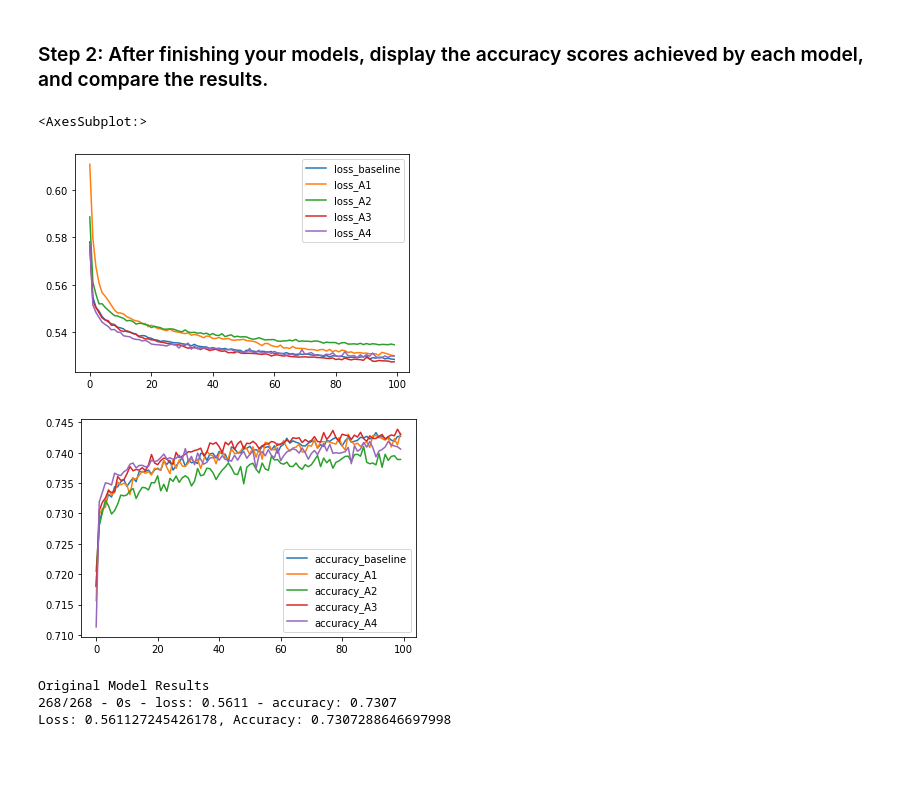
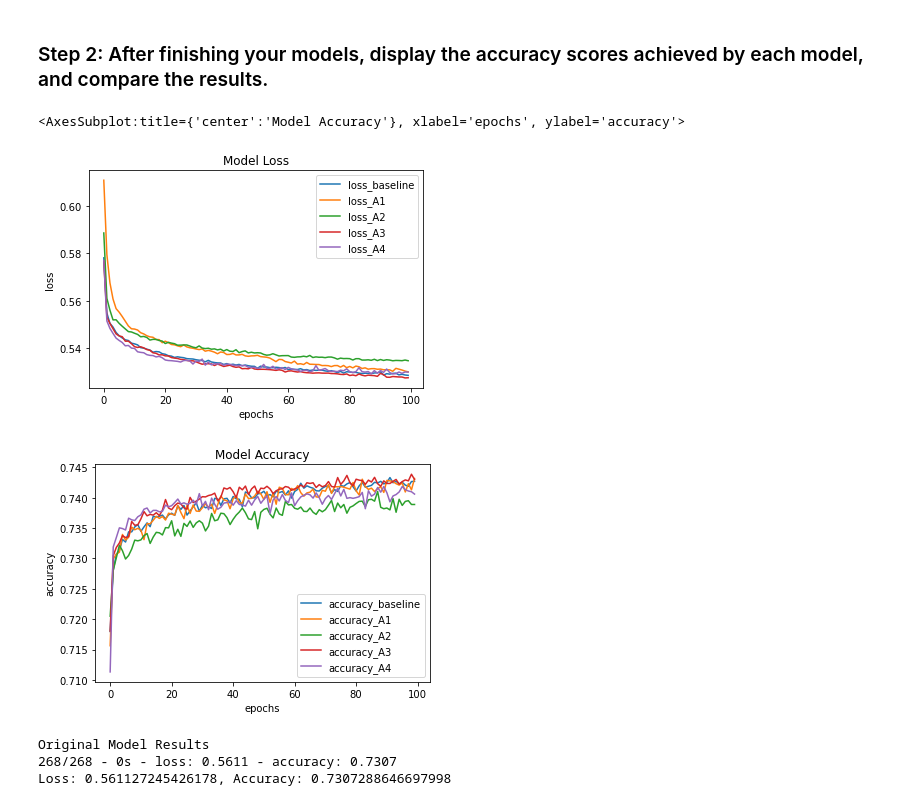
Before and after one commit to n8patterson/vc-neural-net, a Jupyter notebook: venture_funding_with_deep_learning.ipynb, the cells around one changed output. Cells and saved outputs as stored; diff of their text form; code cells hidden in the pictures; blank space fills up the shorter version.

```diff
--- a/venture_funding_with_deep_learning.ipynb
+++ b/venture_funding_with_deep_learning.ipynb
@@ -793,33 +793,33 @@ Epoch 100/100
 # %%
 # Create a DataFrame using the model history for loss
 models_plot_loss = pd.DataFrame(
     {'loss_baseline' : fit_model_baseline.history['loss'],
     'loss_A1' : fit_model_A1.history['loss'],
     'loss_A2' : fit_model_A2.history['loss'],
     'loss_A3' : fit_model_A3.history['loss'],
     'loss_A4' : fit_model_A4.history['loss']
     }
 )
 
 # Vizualize the model plot where the y-axis displays the loss metric
-models_plot_loss.plot()
+models_plot_loss.plot(title='Model Loss', xlabel='epochs', ylabel='loss')
 
 # Create a DataFrame using the model history for accuracy
 models_plot_accuracy = pd.DataFrame(
     {'accuracy_baseline' : fit_model_baseline.history['accuracy'],
     'accuracy_A1' : fit_model_A1.history['accuracy'],
     'accuracy_A2' : fit_model_A2.history['accuracy'],
     'accuracy_A3' : fit_model_A3.history['accuracy'],
     'accuracy_A4' : fit_model_A4.history['accuracy']
     }
 )
 
 # Vizualize the model plot where the y-axis displays the accuracy metric
-models_plot_accuracy.plot()
+models_plot_accuracy.plot(title='Model Accuracy', xlabel='epochs', ylabel='accuracy')
 # %% [output]
-<AxesSubplot:>
+<AxesSubplot:title={'center':'Model Accuracy'}, xlabel='epochs', ylabel='accuracy'>
-[figure, old version]
+[figure, new version]
-[figure, old version]
+[figure, new version]
 # %%
 print("Original Model Results")
 
```
